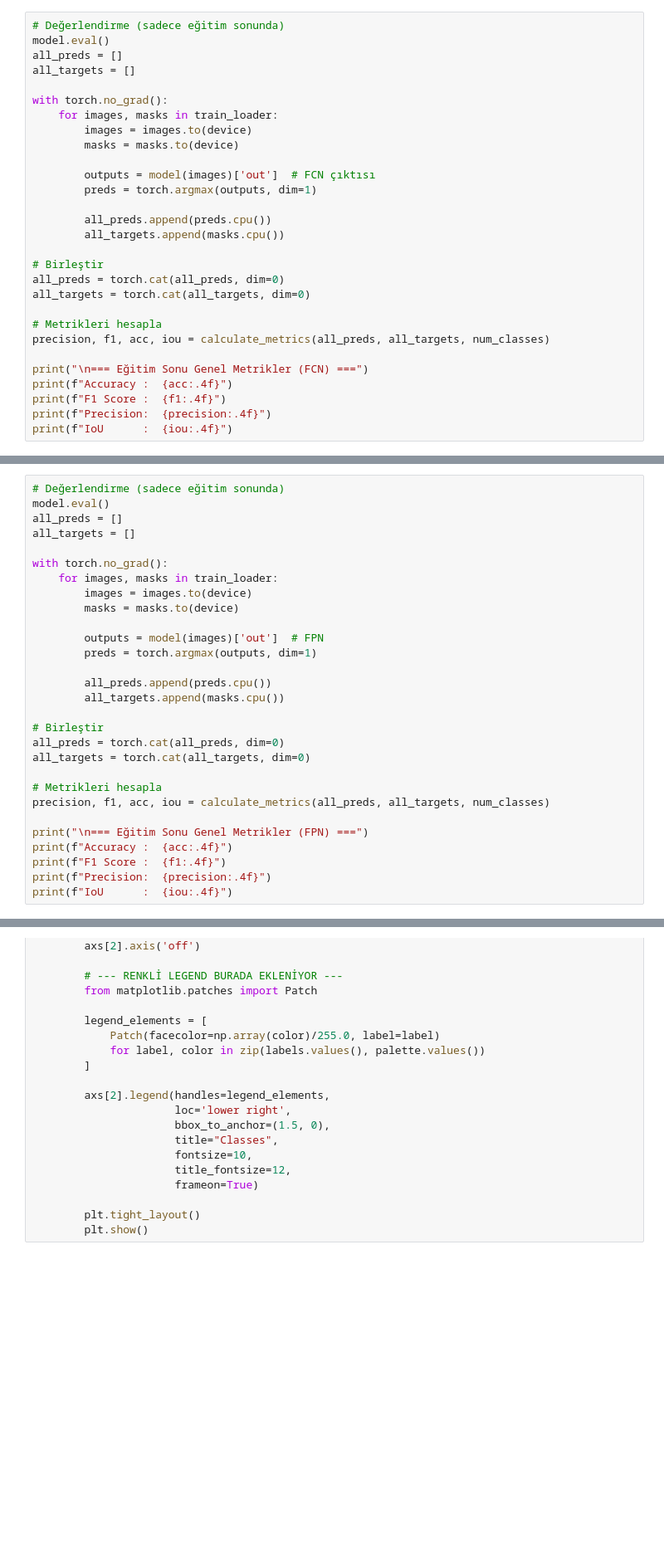
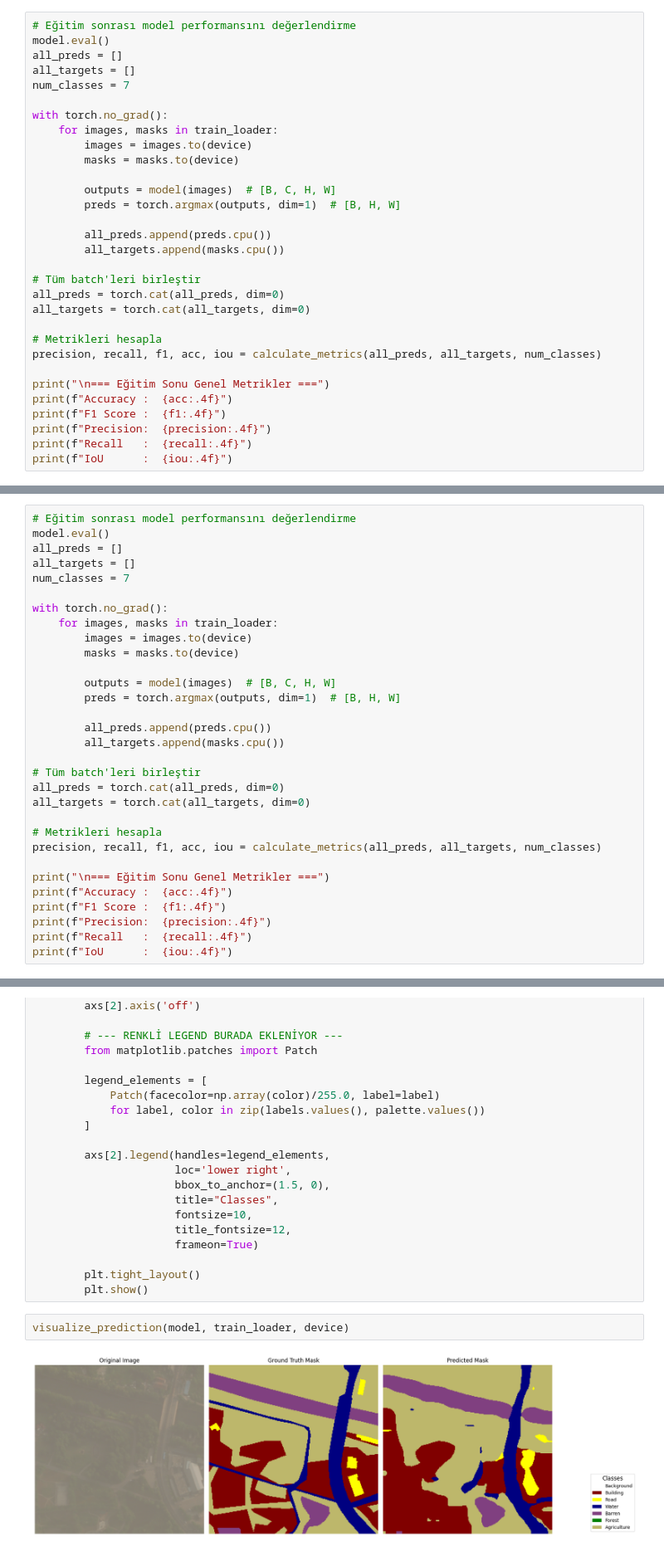
Before and after one commit to OmerrYildirim/HuaweiProject, a Jupyter notebook: Huawei_Project.ipynb, the cells around one changed output, grey strips where cells are left out. Shown at 83% size. Drawn from its saved outputs; the diff is of its cells as text; blank space fills up the shorter version.

```diff
--- a/Huawei_Project.ipynb
+++ b/Huawei_Project.ipynb
@@ -630,33 +651,35 @@ Epoch [13/50], Train Loss: 0.3068, Val Loss: 0.7154
 Epoch [14/50], Train Loss: 0.2808, Val Loss: 0.7301
 Early stopping triggered after 14 epochs.
 # %%
-# Değerlendirme (sadece eğitim sonunda)
+# Eğitim sonrası model performansını değerlendirme
 model.eval()
 all_preds = []
 all_targets = []
+num_classes = 7
 
 with torch.no_grad():
     for images, masks in train_loader:
         images = images.to(device)
         masks = masks.to(device)
 
-        outputs = model(images)['out']  # FCN çıktısı
-        preds = torch.argmax(outputs, dim=1)
+        outputs = model(images)  # [B, C, H, W]
+        preds = torch.argmax(outputs, dim=1)  # [B, H, W]
 
         all_preds.append(preds.cpu())
         all_targets.append(masks.cpu())
 
-# Birleştir
+# Tüm batch'leri birleştir
 all_preds = torch.cat(all_preds, dim=0)
 all_targets = torch.cat(all_targets, dim=0)
 
 # Metrikleri hesapla
-precision, f1, acc, iou = calculate_metrics(all_preds, all_targets, num_classes)
+precision, recall, f1, acc, iou = calculate_metrics(all_preds, all_targets, num_classes)
 
-print("\n=== Eğitim Sonu Genel Metrikler (FCN) ===")
+print("\n=== Eğitim Sonu Genel Metrikler ===")
 print(f"Accuracy :  {acc:.4f}")
 print(f"F1 Score :  {f1:.4f}")
 print(f"Precision:  {precision:.4f}")
+print(f"Recall   :  {recall:.4f}")
 print(f"IoU      :  {iou:.4f}")
 # %% [output]
 === Eğitim Sonu Genel Metrikler (FCN) ===
@@ -839,29 +865,31 @@ Epoch [10/50], Train Loss: 0.3819, Val Loss: 0.7077
 # %%
-# Değerlendirme (sadece eğitim sonunda)
+# Eğitim sonrası model performansını değerlendirme
 model.eval()
 all_preds = []
 all_targets = []
+num_classes = 7
 
 with torch.no_grad():
     for images, masks in train_loader:
         images = images.to(device)
         masks = masks.to(device)
 
-        outputs = model(images)['out']  # FPN
-        preds = torch.argmax(outputs, dim=1)
+        outputs = model(images)  # [B, C, H, W]
+        preds = torch.argmax(outputs, dim=1)  # [B, H, W]
 
         all_preds.append(preds.cpu())
         all_targets.append(masks.cpu())
 
-# Birleştir
+# Tüm batch'leri birleştir
 all_preds = torch.cat(all_preds, dim=0)
 all_targets = torch.cat(all_targets, dim=0)
 
 # Metrikleri hesapla
-precision, f1, acc, iou = calculate_metrics(all_preds, all_targets, num_classes)
+precision, recall, f1, acc, iou = calculate_metrics(all_preds, all_targets, num_classes)
 
-print("\n=== Eğitim Sonu Genel Metrikler (FPN) ===")
+print("\n=== Eğitim Sonu Genel Metrikler ===")
 print(f"Accuracy :  {acc:.4f}")
 print(f"F1 Score :  {f1:.4f}")
 print(f"Precision:  {precision:.4f}")
+print(f"Recall   :  {recall:.4f}")
 print(f"IoU      :  {iou:.4f}")
@@ -957,3 +991,7 @@ def visualize_prediction(model, dataloader, device):
 
         plt.tight_layout()
         plt.show()
+# %%
+visualize_prediction(model, train_loader, device)
+# %% [output]
+[figure, added]
```
Also changed, not shown: parts of 14 cells of this notebook.
